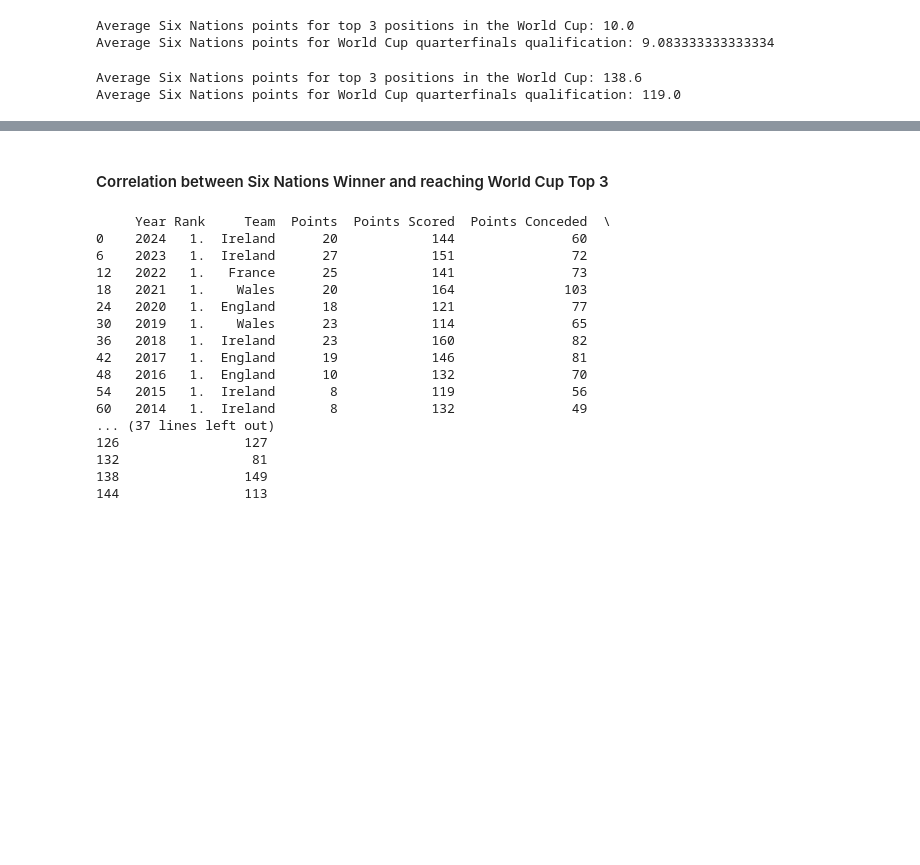
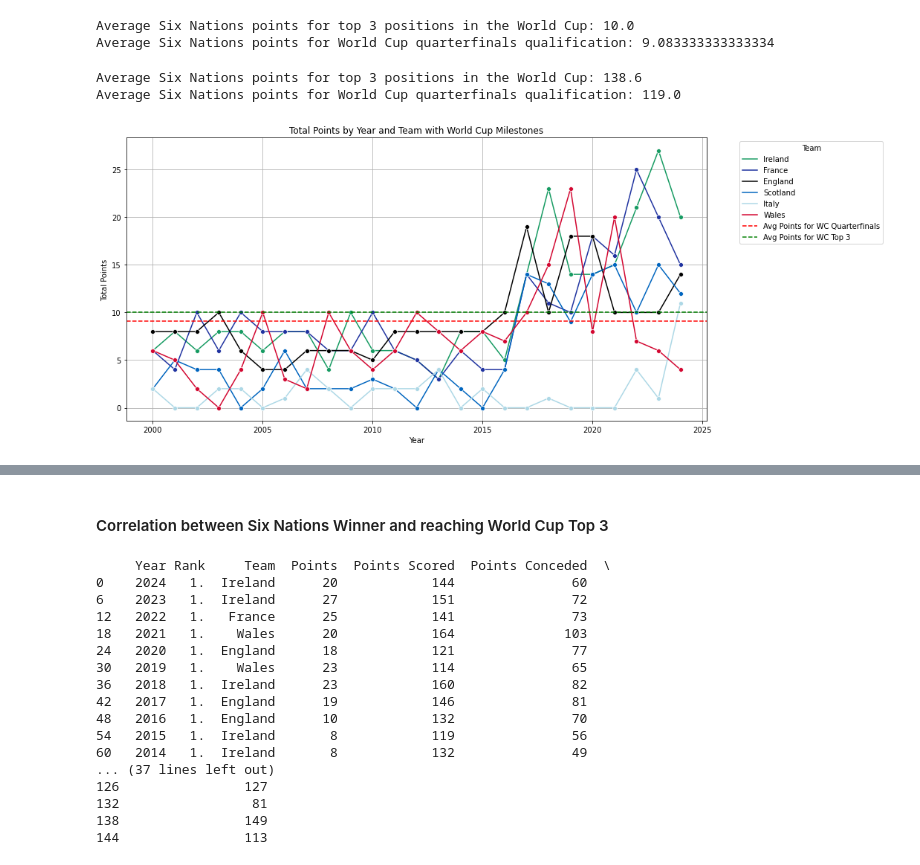
Before and after one commit to Connor-g-c/Six-Nations-Correlation-with-World-Cup-Performance, a Jupyter notebook: Empirical_Project.ipynb, the cells around one changed output, grey strips where cells are left out. Cells and saved outputs as stored; diff of their text form; code cells hidden in the pictures; blank space fills up the shorter version.

Commit message:
Created visualisations for Average performances in Six Nations to reach World Cup Quarterfinals and Top 3

```diff
--- a/Empirical_Project.ipynb
+++ b/Empirical_Project.ipynb
@@ -455,7 +455,7 @@ Final Data with Expenditure per Point:
 17  2021     Italy       0     2.766247e+07               0.000000e+00
 # %%
 #Define custom palette
-team_colors = {
+team_colours = {
     'Ireland': '#169b62',
     'France': '#2033a0',
     'England': '#000000',
@@ -465,7 +465,7 @@ team_colors = {
 }
 
 plt.figure(figsize=(12, 8))
-ax = sns.lineplot(data=merged_data_1, x='Year', y='Expenditure per Point (£)', hue='Team', marker='o', palette=team_colors)
+ax = sns.lineplot(data=merged_data_1, x='Year', y='Expenditure per Point (£)', hue='Team', marker='o', palette=team_colours)
 
 plt.title('Yearly Expenditure per Point for Six Nations Teams')
 plt.xlabel('Year')
@@ -880,3 +880,16 @@ print(f"Average Six Nations points for World Cup quarterfinals qualification: {a
 # %% [output]
 Average Six Nations points for top 3 positions in the World Cup: 138.6
 Average Six Nations points for World Cup quarterfinals qualification: 119.0
+# %%
+plt.figure(figsize=(14, 7))
+sns.lineplot(x='Year', y='Points', data=six_nations_data, hue='Team', palette=team_colours, marker='o')
+plt.axhline(y=average_points_quarterfinals, color='r', linestyle='--', label='Avg Points for WC Quarterfinals')
+plt.axhline(y=average_points_top3, color='g', linestyle='--', label='Avg Points for WC Top 3')
+plt.title('Total Points by Year and Team with World Cup Milestones')
+plt.xlabel('Year')
+plt.ylabel('Total Points')
+plt.legend(title='Team', bbox_to_anchor=(1.05, 1), loc='upper left')
+plt.grid(True)
+plt.show()
+# %% [output]
+[figure, added]
```
Also changed, not shown: parts of 4 cells of this notebook.
